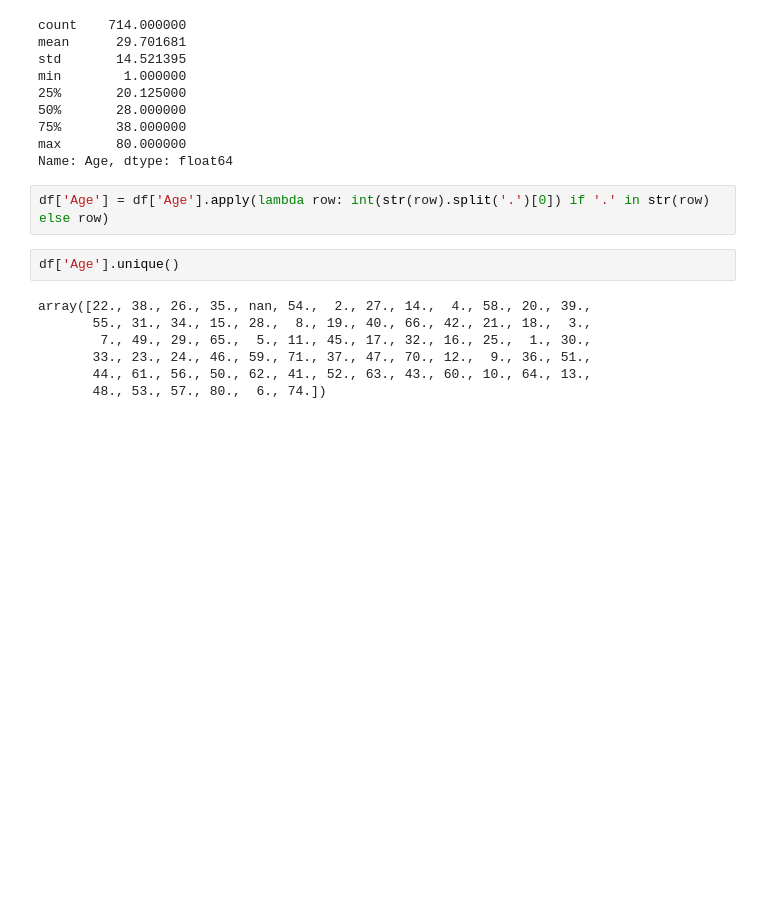
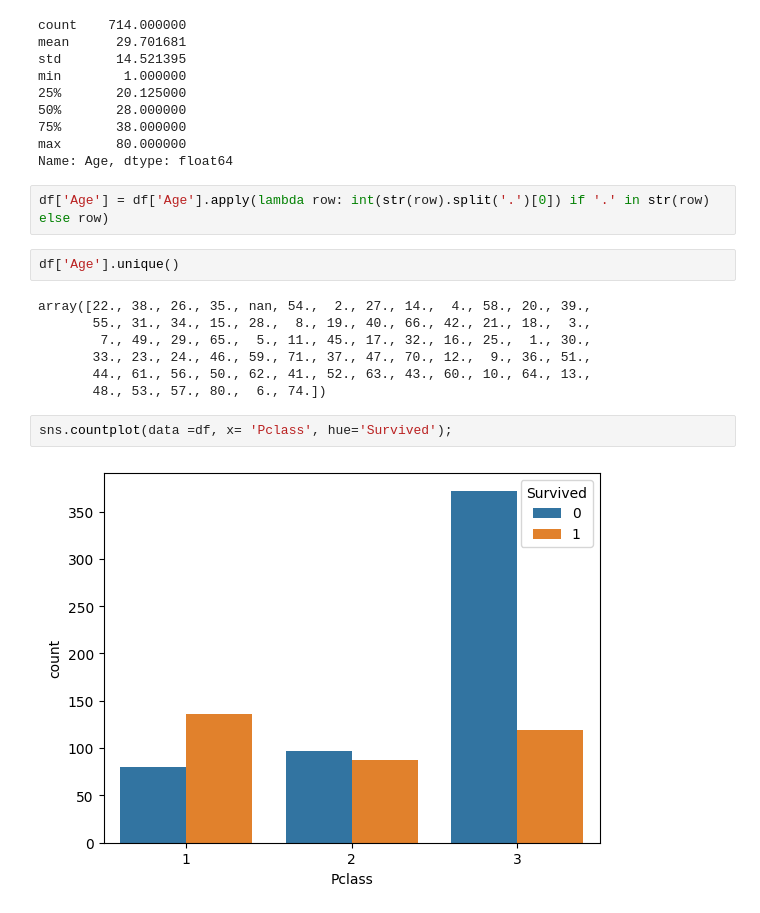
Before and after one commit to Javiersdiaz/DS102024, a Jupyter notebook: 2-DataAnalysis/2-Pandas/Teoría/ejercicio/titanic.ipynb, the cells around one changed output. Cells and saved outputs as stored; diff of their text form; blank space fills up the shorter version.

```diff
--- a/2-DataAnalysis/2-Pandas/Teoría/ejercicio/titanic.ipynb
+++ b/2-DataAnalysis/2-Pandas/Teoría/ejercicio/titanic.ipynb
@@ -163,3 +165,7 @@ array([22., 38., 26., 35., nan, 54.,  2., 27., 14.,  4., 58., 20., 39.,
        33., 23., 24., 46., 59., 71., 37., 47., 70., 12.,  9., 36., 51.,
        44., 61., 56., 50., 62., 41., 52., 63., 43., 60., 10., 64., 13.,
        48., 53., 57., 80.,  6., 74.])
+# %%
+sns.countplot(data =df, x= 'Pclass', hue='Survived');
+# %% [output]
+[figure, added]
```
Also changed, not shown: parts of 1 cell of this notebook, 8 other files.
